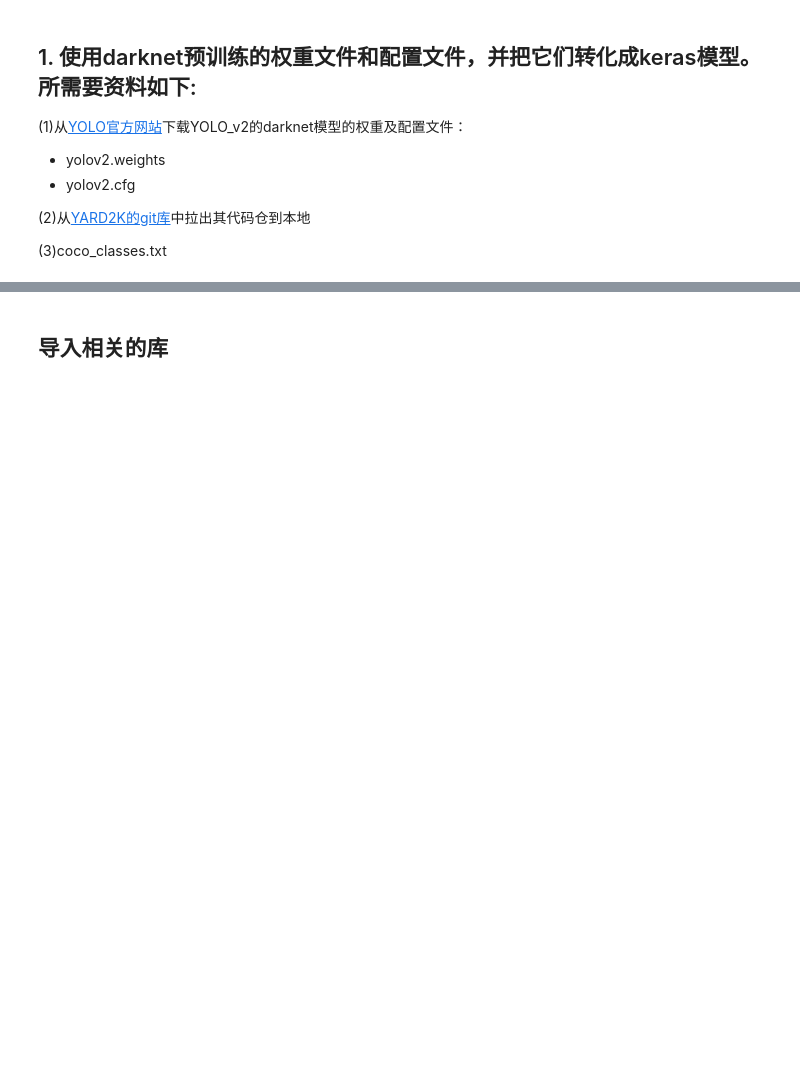
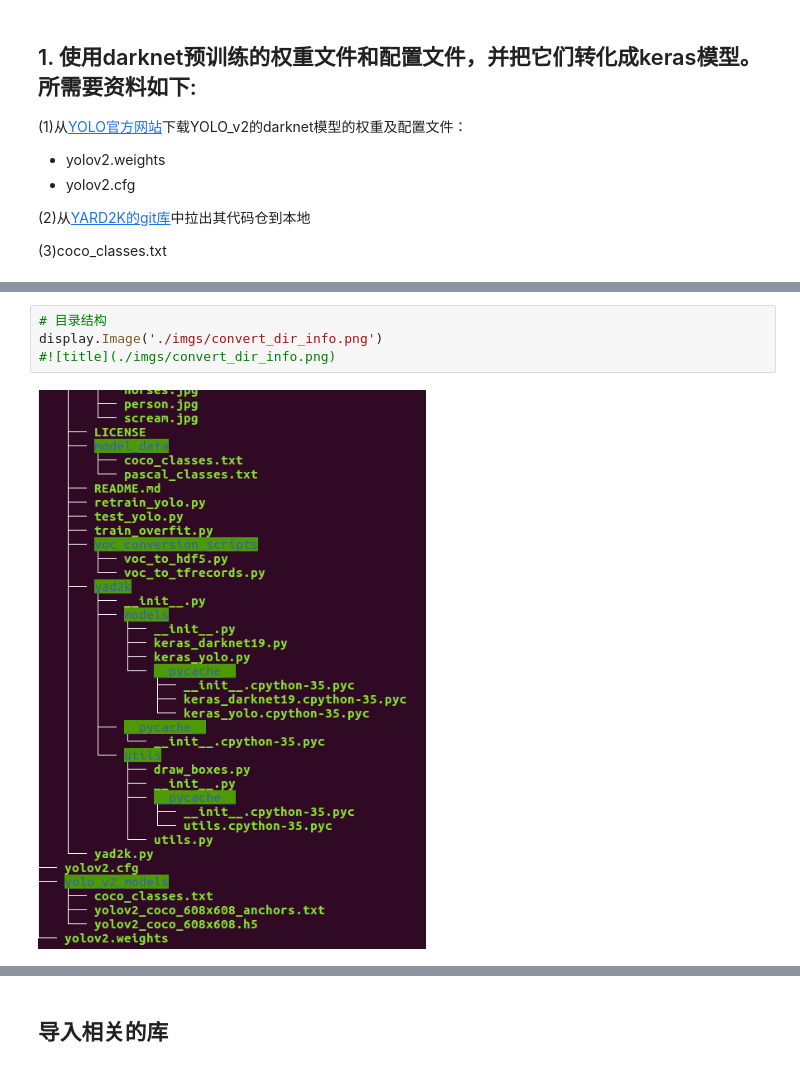
Before and after one commit to yunjieyin/keras-learning-API, a Jupyter notebook: 3.1-YOLOv2-convert-model-detect.ipynb, the cells around one changed output, grey strips where cells are left out. Drawn from its saved outputs; the diff is of its cells as text; blank space fills up the shorter version.

Commit message:
Display directory

```diff
--- a/3.1-YOLOv2-convert-model-detect.ipynb
+++ b/3.1-YOLOv2-convert-model-detect.ipynb
@@ -16,3 +13,9 @@
+# %%
+# 目录结构
+display.Image('./imgs/convert_dir_info.png')
+#![title](./imgs/convert_dir_info.png)
+# %% [output]
+[figure, added]
 # %% [markdown]
 ![](./imgs/convert_dir_info.png)
 # %% [markdown]
```
Also changed, not shown: parts of 1 cell of this notebook.
